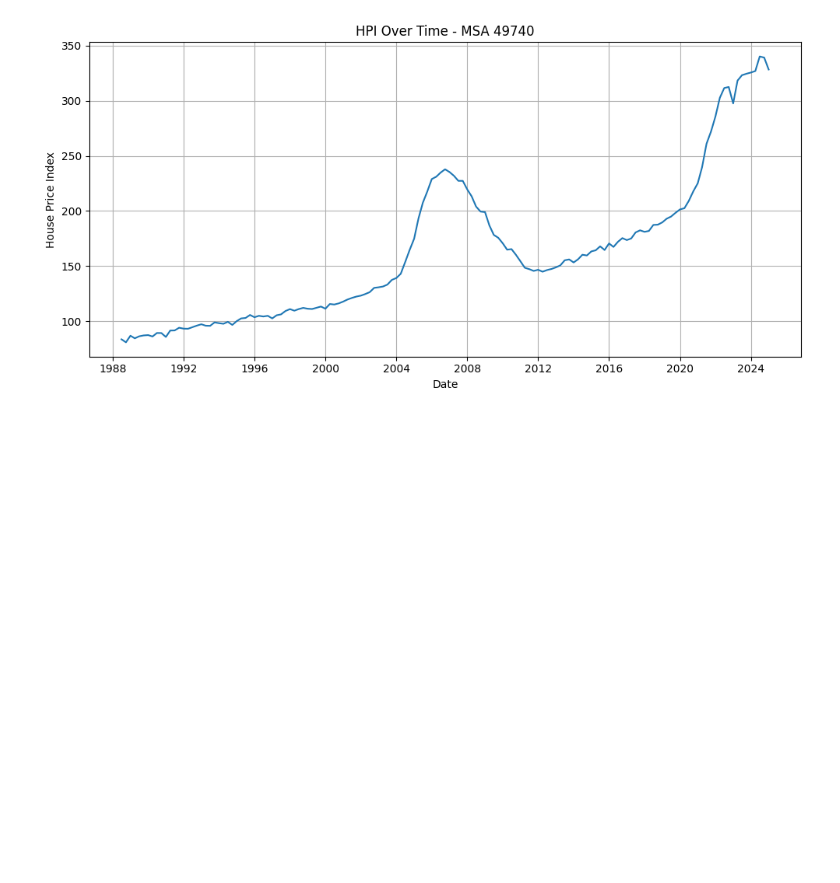
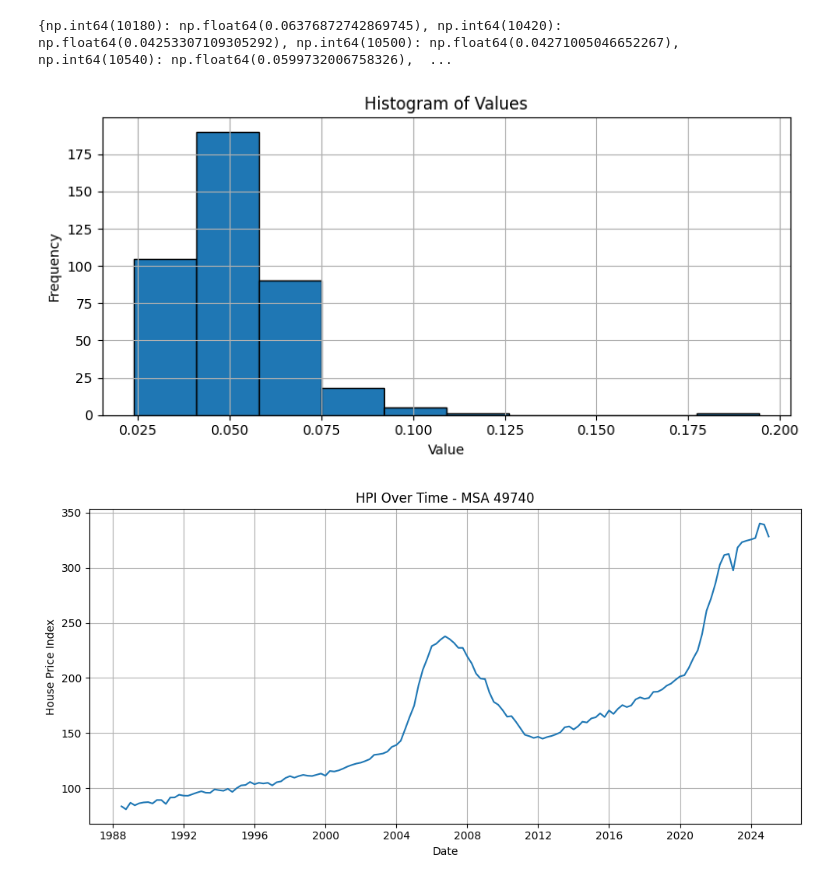
Before and after one commit to SamVirsik/Atrium-Loan-Default-Backup, a Jupyter notebook: Exploration/exploring_HPI.ipynb, the cells around one changed output. Cells and saved outputs as stored; diff of their text form; code cells hidden in the pictures; blank space fills up the shorter version.

Commit message:
New MSA Data, continuing work merging it all

```diff
--- a/Exploration/exploring_HPI.ipynb
+++ b/Exploration/exploring_HPI.ipynb
@@ -3,7 +3,7 @@ import numpy as np
 import pandas as pd
 import matplotlib.pyplot as plt
 # %%
-df = pd.read_csv(r'C:\Users\samvi\Documents\Coding Projects\Embedded Work\Data\Possible_HPI_Historic_MSA_Level.csv', header=None)
+df = pd.read_csv(r'C:\Users\samvi\Documents\Coding Projects\Embedded Work\Data\MSA_HPI (All transactions, not seasonally adjusted).csv', header=None)
 df.columns = ['MSA Name', 'MSA Code', 'Year', 'Quarter', 'HPI', 'Unknown']
 # %%
 df['HPI'] = pd.to_numeric(df['HPI'], errors='coerce')
@@ -15,3 +52,26 @@ df['Date'] = pd.to_datetime(dict(year=df['Year'], month=df['Month'], day=1))
+# %%
+results = {}
+vols = []
+for code in df['MSA Code'].unique():
+    df_msa = df[df['MSA Code'] == code]
+    result = hpi_vol(df_msa)
+    results[code] = result
+    vols.append(result)
+print(results)
+# %% [output]
+{np.int64(10180): np.float64(0.06376872742869745), np.int64(10420): np.float64(0.04253307109305292), np.int64(10500): np.float64(0.04271005046652267), np.int64(10540): np.float64(0.0599732006758326),  ...
+# %%
+# Plot histogram
+plt.figure(figsize=(8, 4))
+plt.hist(vols, bins=10, edgecolor='black')
+plt.title('Histogram of Values')
+plt.xlabel('Value')
+plt.ylabel('Frequency')
+plt.grid(True)
+plt.tight_layout()
+plt.show()
+# %% [output]
+[figure, added]
 # %%
 target_msa = 49740  # Replace with actual code
 df_msa = df[df['MSA Code'] == target_msa]
```
Also changed, not shown: parts of 13 cells of this notebook, 1 other file.
